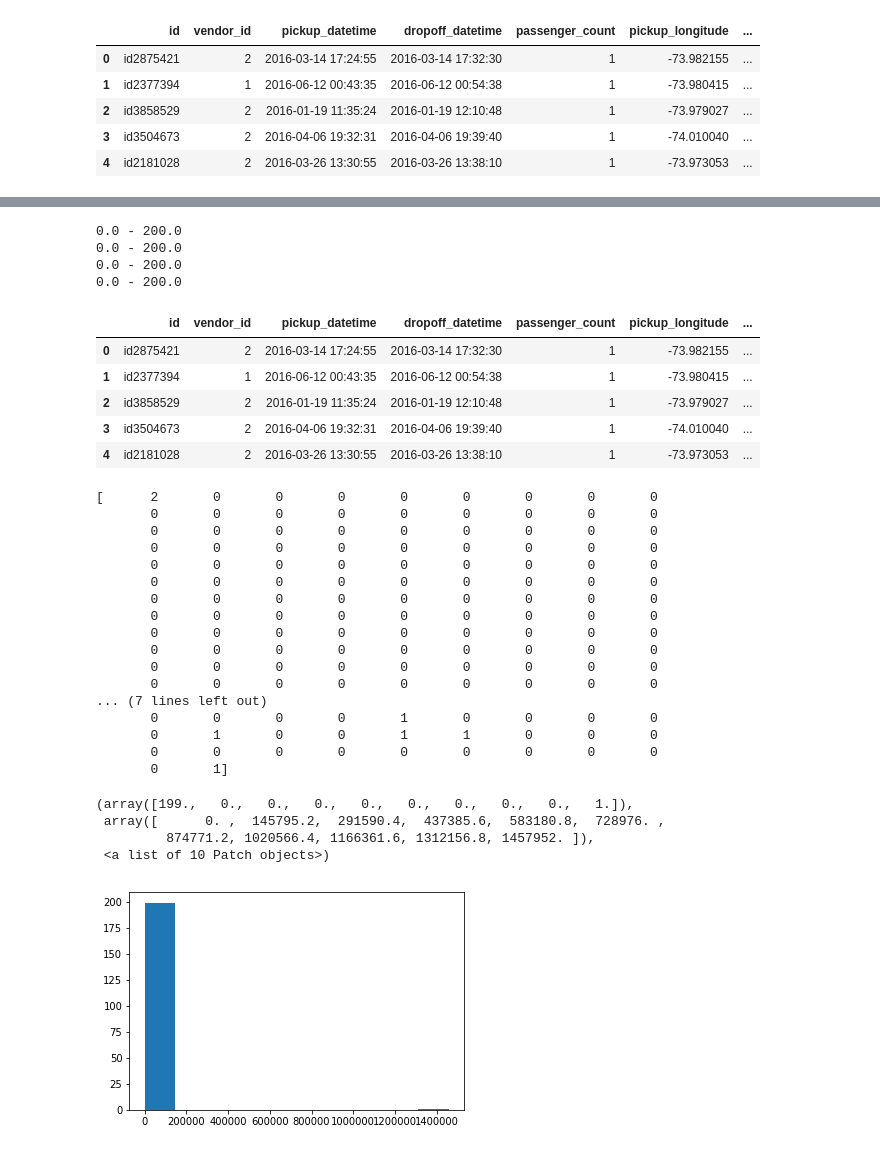
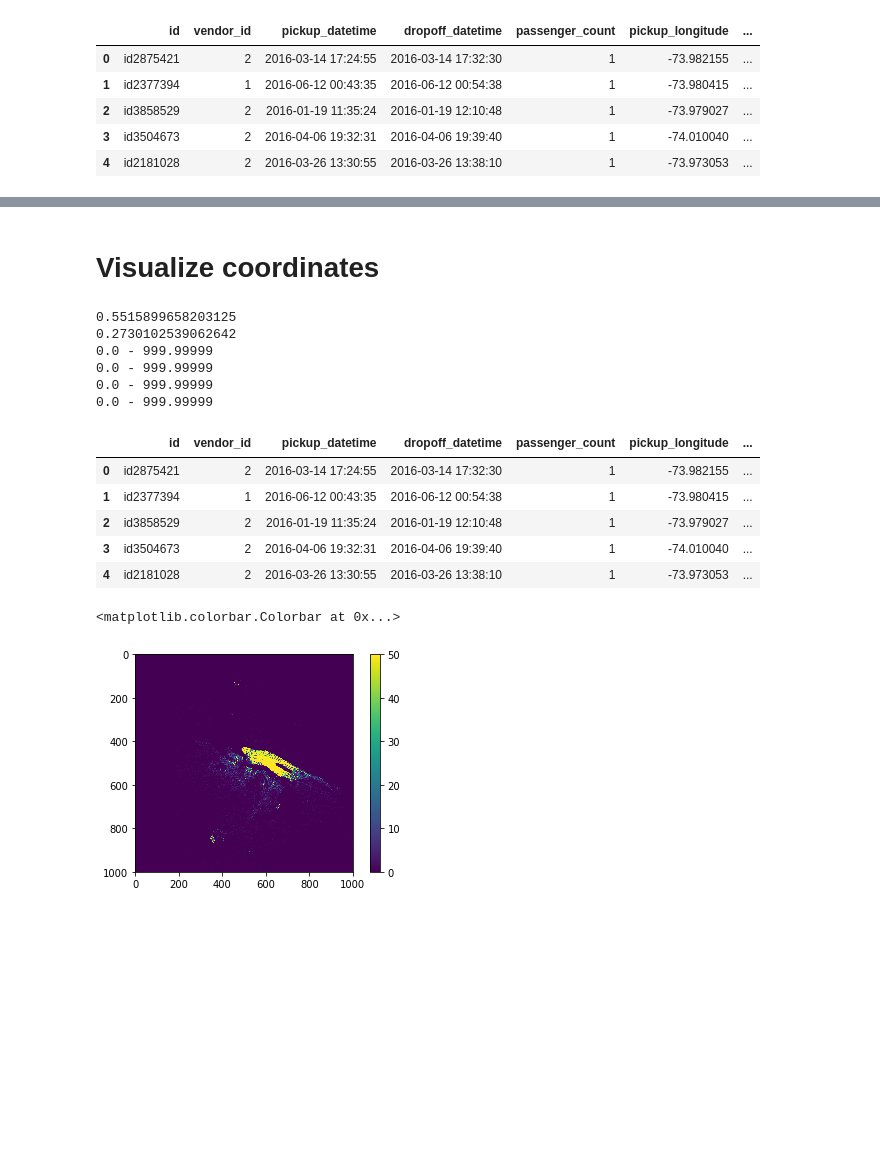
Before and after one commit to labified/nyc-taxi-trip-duration, a Jupyter notebook: nyc-taxi.ipynb, the cells around one changed output, grey strips where cells are left out. Cells and saved outputs as stored; diff of their text form; code cells hidden in the pictures; blank space fills up the shorter version.

```diff
--- a/nyc-taxi.ipynb
+++ b/nyc-taxi.ipynb
@@ -90,11 +122,12 @@ Length: 2012, dtype: timedelta64[ns]
+# %% [markdown]
+# Visualize coordinates
 # %%
 #y = latitude
 #x = longitude
 #1 = 158.266197
 def get_pixels(source):
-    zero_dist = 0 - train[source].min()
     range = train[source].max() - train[source].min()
-    return (train[source] + zero_dist) / range * 200
+    return (train[source] - train[source].min()) / range * 999.99999
 
 #add_pixels('pickup_longitude', 'pickup_x')
 train['pickup_x'] = get_pixels('pickup_longitude')
@@ -102,46 +135,36 @@ train['pickup_y'] = get_pixels('pickup_latitude')
 train['dropoff_x'] = get_pixels('dropoff_longitude')
 train['dropoff_y'] = get_pixels('dropoff_latitude')
 # %%
+print(train['pickup_longitude'].max() - train['pickup_longitude'].min())
+print(train['pickup_longitude'][0] - train['pickup_longitude'].min())
 print(train['pickup_x'].min(), '-', train['pickup_x'].max())
 print(train['pickup_y'].min(), '-', train['pickup_y'].max())
 print(train['dropoff_x'].min(), '-', train['dropoff_x'].max())
 print(train['dropoff_y'].min(), '-', train['dropoff_y'].max())
 train.head()
 # %% [output]
-0.0 - 200.0
-0.0 - 200.0
-0.0 - 200.0
-0.0 - 200.0
+0.5515899658203125
+0.2730102539062642
+0.0 - 999.99999
+0.0 - 999.99999
+0.0 - 999.99999
+0.0 - 999.99999
 |  | id | vendor_id | pickup_datetime | dropoff_datetime | passenger_count | pickup_longitude | ... |
 | 0 | id2875421 | 2 | 2016-03-14 17:24:55 | 2016-03-14 17:32:30 | 1 | -73.982155 | ... |
 | 1 | id2377394 | 1 | 2016-06-12 00:43:35 | 2016-06-12 00:54:38 | 1 | -73.980415 | ... |
 | 2 | id3858529 | 2 | 2016-01-19 11:35:24 | 2016-01-19 12:10:48 | 1 | -73.979027 | ... |
 | 3 | id3504673 | 2 | 2016-04-06 19:32:31 | 2016-04-06 19:39:40 | 1 | -74.010040 | ... |
 | 4 | id2181028 | 2 | 2016-03-26 13:30:55 | 2016-03-26 13:38:10 | 1 | -73.973053 | ... |
-# %%
-hist, _ = np.histogram(train['pickup_x'], bins=200)
-print(hist)
-plt.hist(hist)
-# %% [output]
-[      2       0       0       0       0       0       0       0       0
-       0       0       0       0       0       0       0       0       0
-       0       0       0       0       0       0       0       0       0
-       0       0       0       0       0       0       0       0       0
-       0       0       0       0       0       0       0       0       0
-       0       0       0       0       0       0       0       0       0
-       0       0       0       0       0       0       0       0       0
-       0       0       0       0       0       0       0       0       0
-       0       0       0       0       0       0       0       0       0
-       0       0       0       0       0       0       0       0       0
-       0       0       0       0       0       0       0       0       0
-       0       0       0       0       0       0       0       0       0
-... (7 lines left out)
-       0       0       0       0       1       0       0       0       0
-       0       1       0       0       1       1       0       0       0
-       0       0       0       0       0       0       0       0       0
-       0       1]
-(array([199.,   0.,   0.,   0.,   0.,   0.,   0.,   0.,   0.,   1.]),
- array([      0. ,  145795.2,  291590.4,  437385.6,  583180.8,  728976. ,
-         874771.2, 1020566.4, 1166361.6, 1312156.8, 1457952. ]),
- <a list of 10 Patch objects>)
-[figure, removed]
+# %%
+imdata = np.zeros((1000,1000))
+for row in train.itertuples():
+    px, py, dx, dy = int(row[12]), int(row[13]), int(row[14]), int(row[15])
+    imdata[px, py] = min(imdata[px, py] + 1, 50)
+    imdata[dx, dy] = min(imdata[dx, dy] + 1, 50)
+# %%
+imdata.max()
+plt.imshow(imdata)
+plt.colorbar()
+# %% [output]
+<matplotlib.colorbar.Colorbar at 0x...>
+[figure, added]
```
Also changed, not shown: parts of 4 cells of this notebook, 1 other file.
